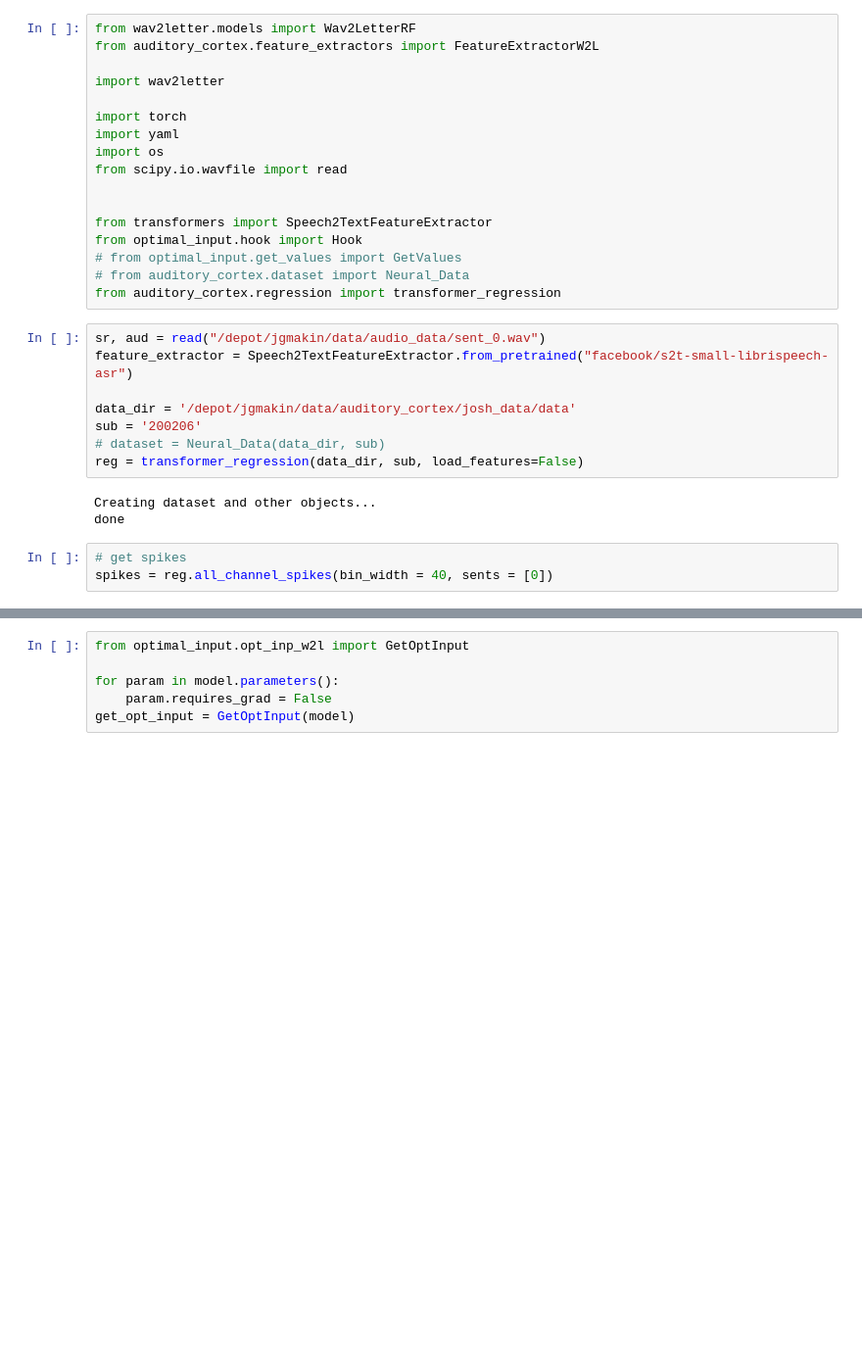
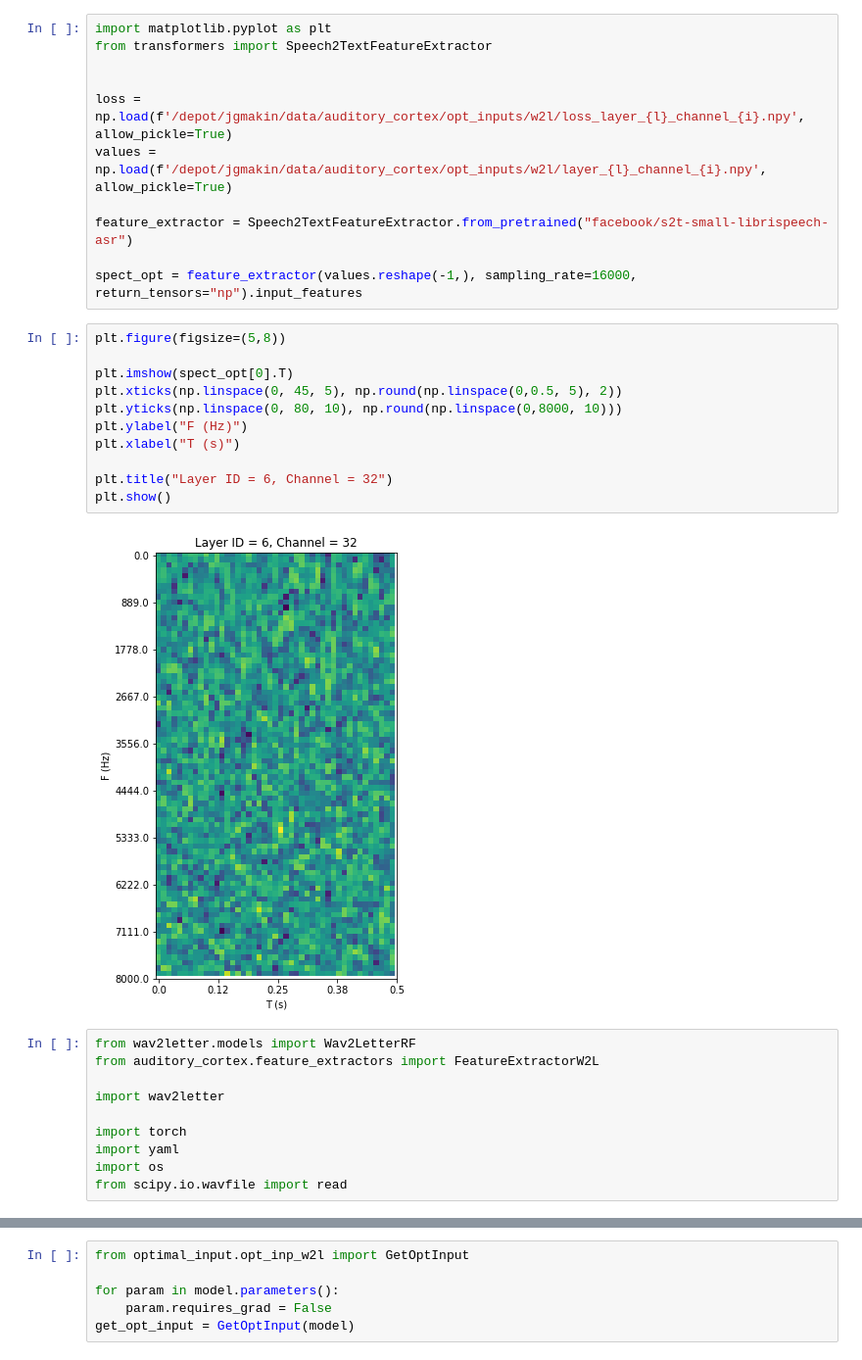
Before and after one commit to akamsali/optimal-input, a Jupyter notebook: notebooks/w2l.ipynb, the cells around one changed output, grey strips where cells are left out. Shown at 98% size. Drawn from its saved outputs; the diff is of its cells as text; blank space fills up the shorter version.

```diff
--- a/notebooks/w2l.ipynb
+++ b/notebooks/w2l.ipynb
@@ -1,3 +49,27 @@
+# %%
+import matplotlib.pyplot as plt
+from transformers import Speech2TextFeatureExtractor
+
+
+loss = np.load(f'/depot/jgmakin/data/auditory_cortex/opt_inputs/w2l/loss_layer_{l}_channel_{i}.npy', allow_pickle=True)
+values = np.load(f'/depot/jgmakin/data/auditory_cortex/opt_inputs/w2l/layer_{l}_channel_{i}.npy', allow_pickle=True)
+
+feature_extractor = Speech2TextFeatureExtractor.from_pretrained("facebook/s2t-small-librispeech-asr")
+
+spect_opt = feature_extractor(values.reshape(-1,), sampling_rate=16000, return_tensors="np").input_features
+# %%
+plt.figure(figsize=(5,8))
+
+plt.imshow(spect_opt[0].T)
+plt.xticks(np.linspace(0, 45, 5), np.round(np.linspace(0,0.5, 5), 2))
+plt.yticks(np.linspace(0, 80, 10), np.round(np.linspace(0,8000, 10)))
+plt.ylabel("F (Hz)")
+plt.xlabel("T (s)")
+
+plt.title("Layer ID = 6, Channel = 32")
+plt.show()
+# %% [output]
+[figure, added]
 # %%
 from wav2letter.models import Wav2LetterRF
 from auditory_cortex.feature_extractors import FeatureExtractorW2L
@@ -8,24 +80,3 @@ import torch
 import yaml
 import os
 from scipy.io.wavfile import read
-
-
-from transformers import Speech2TextFeatureExtractor
-from optimal_input.hook import Hook
-# from optimal_input.get_values import GetValues
-# from auditory_cortex.dataset import Neural_Data
-from auditory_cortex.regression import transformer_regression
-# %%
-sr, aud = read("/depot/jgmakin/data/audio_data/sent_0.wav")
-feature_extractor = Speech2TextFeatureExtractor.from_pretrained("facebook/s2t-small-librispeech-asr")
-
-data_dir = '/depot/jgmakin/data/auditory_cortex/josh_data/data'
-sub = '200206'
-# dataset = Neural_Data(data_dir, sub)
-reg = transformer_regression(data_dir, sub, load_features=False)
-# %% [output]
-Creating dataset and other objects...
-done
-# %%
-# get spikes
-spikes = reg.all_channel_spikes(bin_width = 40, sents = [0])
```
Also changed, not shown: parts of 18 cells of this notebook, 11 other files.
